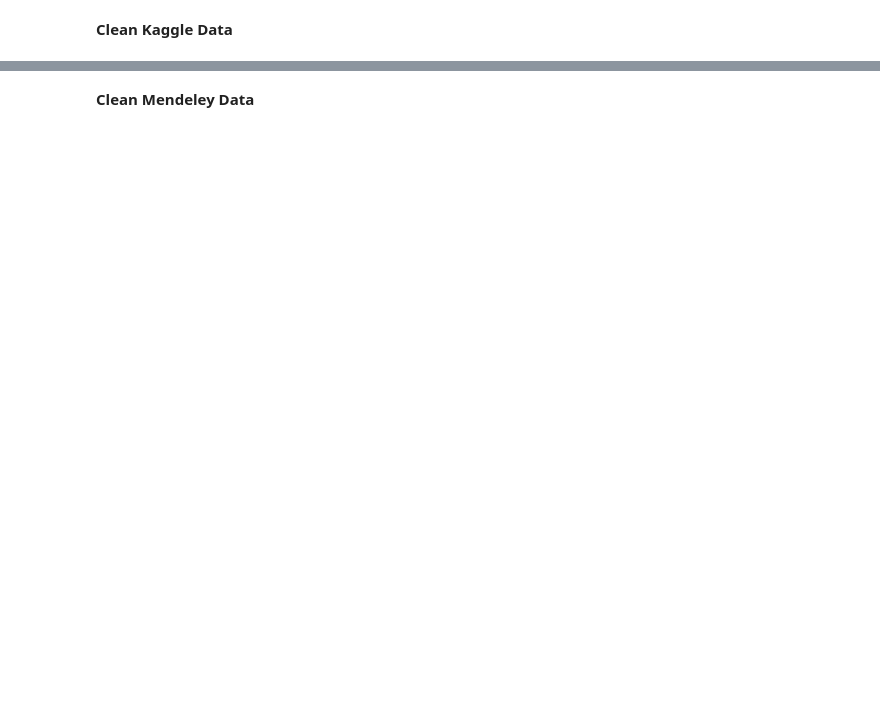
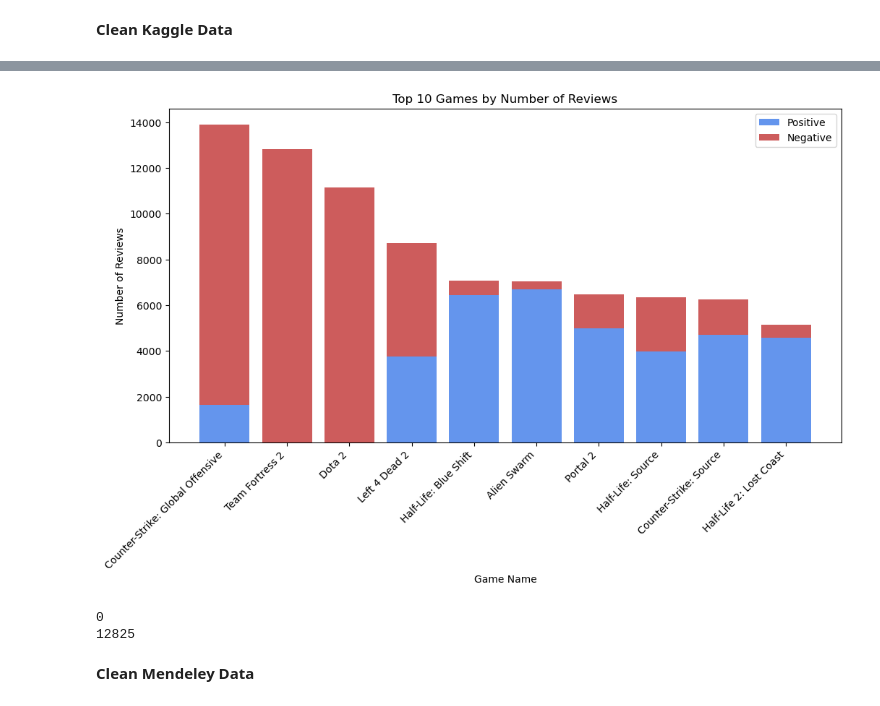
Before and after one commit to nickyphammy/HNY, a Jupyter notebook: data exploration and cleaning/data_scripts.ipynb, the cells around one changed output, grey strips where cells are left out. Cells and saved outputs as stored; diff of their text form; code cells hidden in the pictures; blank space fills up the shorter version.

```diff
--- a/data exploration and cleaning/data_scripts.ipynb
+++ b/data exploration and cleaning/data_scripts.ipynb
@@ -108,2 +142,27 @@ After min length filter: 117,458
+# %%
+# Top 10 games by number of reviews
+top_games = final_df['game_name'].value_counts(sort=True)[:10]
+top_games_pos = [len(positive_df[positive_df['game_name'] == game]) for game in top_games.index]
+top_games_neg = [len(negative_df[negative_df['game_name'] == game]) for game in top_games.index]
+
+# Plot by stacked reviews
+x = range(len(top_games)) # in case not 10
+plt.figure(figsize=(12, 6))
+plt.bar(x, top_games_pos, label='Positive', color='cornflowerblue')
+plt.bar(x, top_games_neg, bottom=top_games_pos, label='Negative', color='indianred')
+plt.xticks(x, top_games.index, rotation=45, ha='right')
+plt.ylabel('Number of Reviews')
+plt.xlabel('Game Name')
+plt.title('Top 10 Games by Number of Reviews')
+plt.legend()
+plt.show()
+
+# ??? This is not right!
+print(len(positive_df[positive_df['game_name'] == 'Team Fortress 2']))
+print(len(negative_df[negative_df['game_name'] == 'Team Fortress 2']))
+# %% [output]
+[figure, added]
+0
+12825
 # %% [markdown]
 **Clean Mendeley Data**
```
Also changed, not shown: parts of 9 cells of this notebook, 1 other file.
